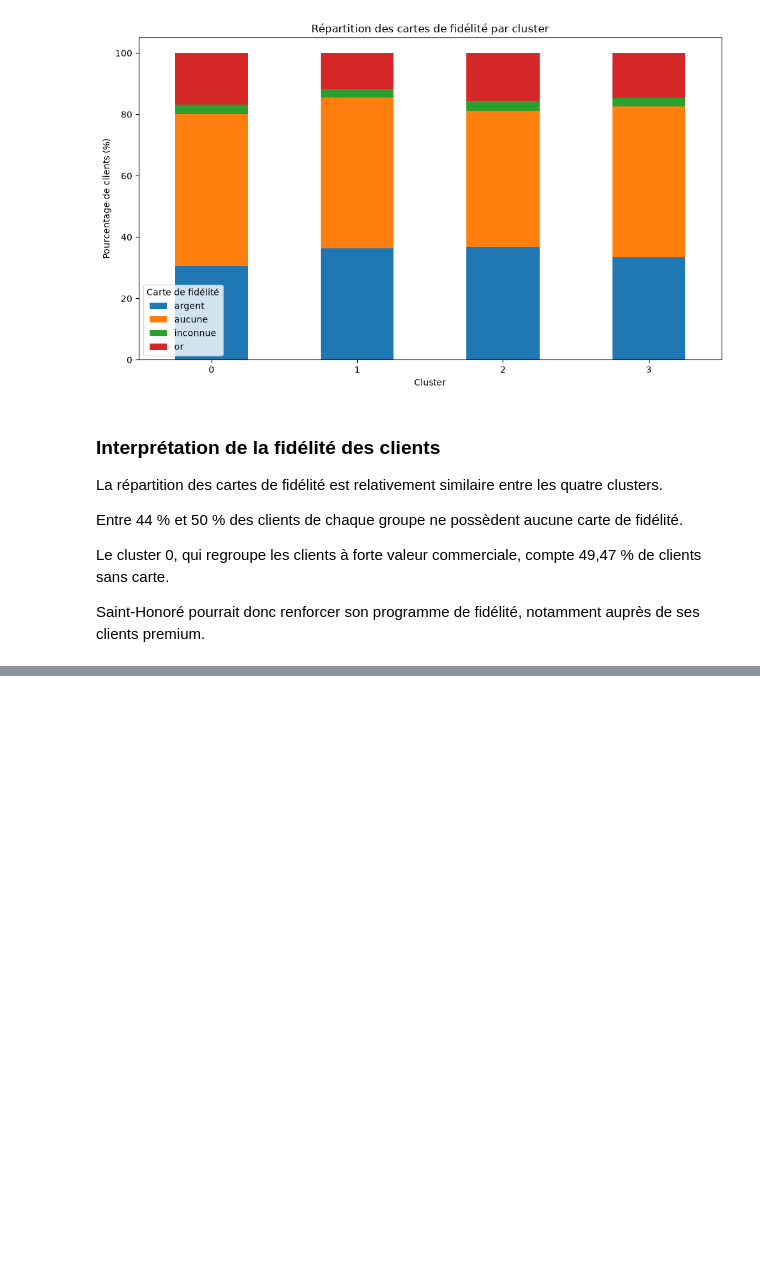
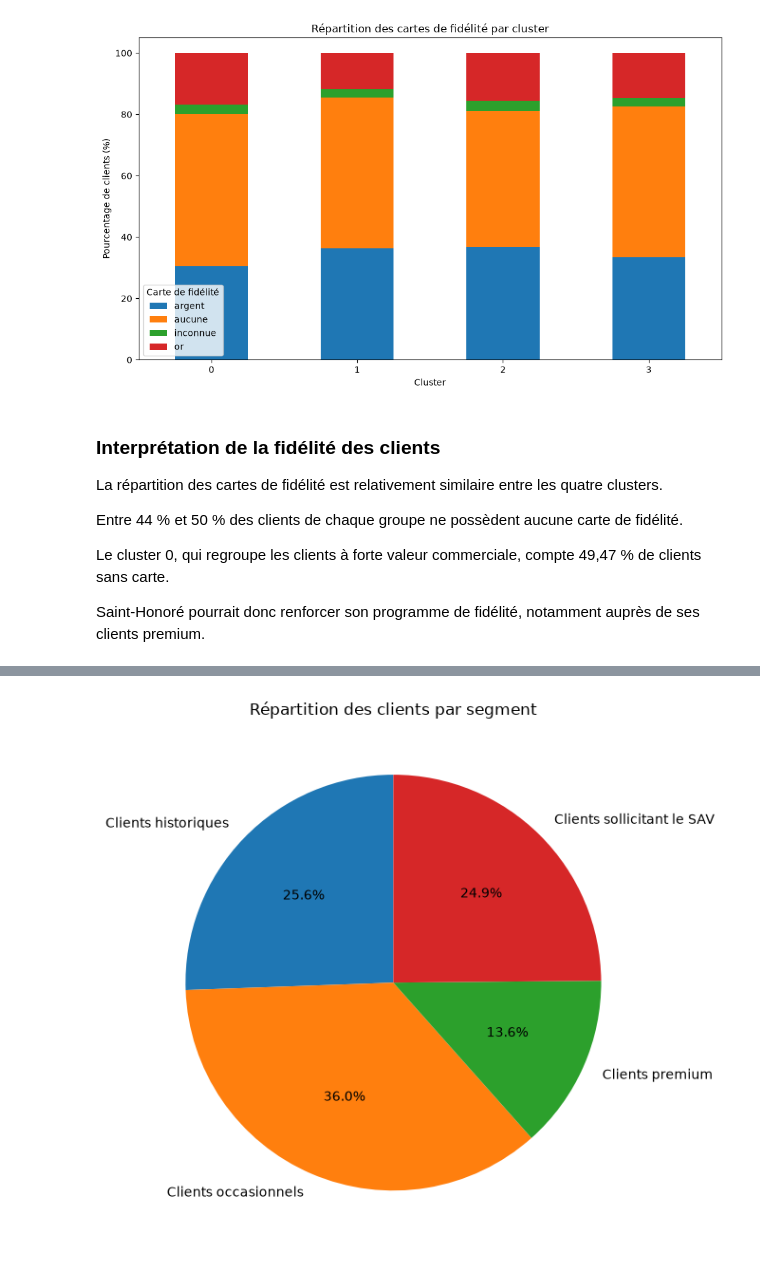
Before and after one commit to Youcef501/datamining-saint-honore, a Jupyter notebook: notebooks/07_08_analyse.ipynb, the cells around one changed output, grey strips where cells are left out. Drawn from its saved outputs; the diff is of its cells as text; code cells hidden in the pictures; blank space fills up the shorter version.

Commit message:
Finalisation de la question 7 - Profils clients et recommandations marketing

```diff
--- a/notebooks/07_08_analyse.ipynb
+++ b/notebooks/07_08_analyse.ipynb
@@ -292,0 +295,12 @@ de fidélité, notamment auprès de ses clients premium.
+# %%
+# Attribution de noms commerciaux aux clusters
+noms_clusters = {
+    0: "Clients premium",
+    1: "Clients historiques",
+    2: "Clients sollicitant le SAV",
+    3: "Clients occasionnels"
+}
+
+df["profil_client"] = df["cluster"].map(noms_clusters)
+
+df["profil_client"].value_counts()
@@ -292,0 +314,9 @@ de fidélité, notamment auprès de ses clients premium.
+# %%
+# Synthèse des caractéristiques de chaque profil
+synthese = df.groupby("profil_client")[variables].mean()
+
+synthese["Effectif"] = df["profil_client"].value_counts()
+
+synthese["Pourcentage (%)"] = synthese["Effectif"] / len(df) * 100
+
+display(synthese.round(2))
@@ -292,0 +330,16 @@ de fidélité, notamment auprès de ses clients premium.
+# %%
+# Répartition des clients par profil
+plt.figure(figsize=(9, 6))
+
+plt.pie(
+    synthese["Effectif"],
+    labels=synthese.index,
+    autopct="%1.1f%%",
+    startangle=90
+)
+
+plt.title("Répartition des clients par segment")
+plt.tight_layout()
+plt.show()
+# %% [output]
+[figure, added]
```
Also changed, not shown: parts of 6 cells of this notebook.
